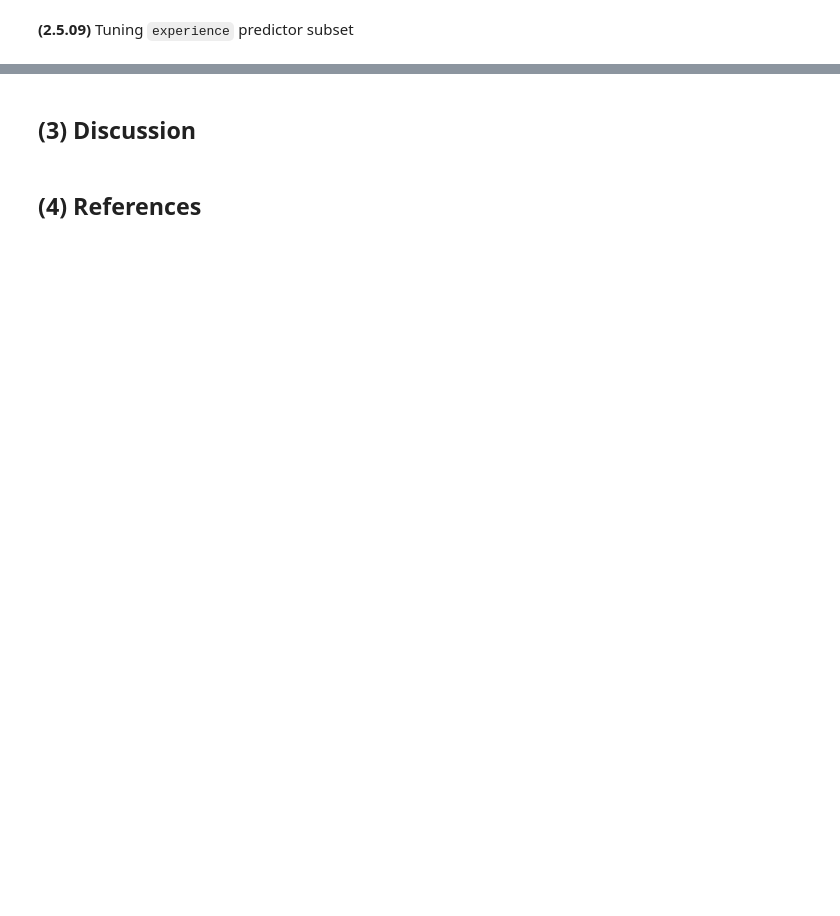
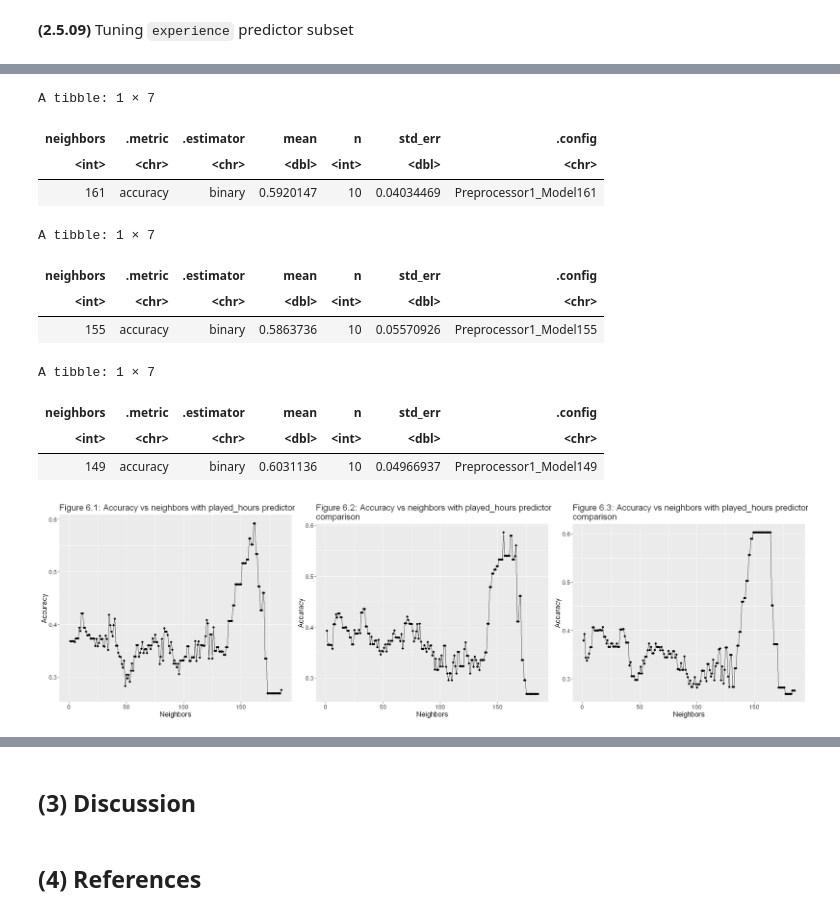
Before and after one commit to mke-l/dsci100-project, a Jupyter notebook: project_group1.ipynb, the cells around one changed output, grey strips where cells are left out. Drawn from its saved outputs; the diff is of its cells as text; code cells hidden in the pictures; blank space fills up the shorter version.

```diff
--- a/project_group1.ipynb
+++ b/project_group1.ipynb
@@ -402,0 +529,54 @@ exp_tuning_plot
+# %%
+hrs_metrics2 <- workflow() |>
+    add_recipe(hrs_recipe) |>
+    add_model(knn_tune) |>
+    tune_grid(resamples = players_vfold2, grid = neighbors) |>
+    collect_metrics() |>
+    filter(.metric == "accuracy") |>
+    arrange(desc(mean))
+
+hrs_tuning_plot2 <- hrs_metrics2 |>
+    ggplot(aes(x = neighbors, y = mean)) +
+    geom_point() +
+    geom_line() +
+    labs(title = "Figure 6.2: Accuracy vs neighbors with played_hours predictor \ncomparison",
+         x = "Neighbors",
+         y = "Accuracy") +
+    theme(text = element_text(size = 14))
+# %%
+hrs_metrics3 <- workflow() |>
+    add_recipe(hrs_recipe) |>
+    add_model(knn_tune) |>
+    tune_grid(resamples = players_vfold3, grid = neighbors) |>
+    collect_metrics() |>
+    filter(.metric == "accuracy") |>
+    arrange(desc(mean))
+
+hrs_tuning_plot3 <- hrs_metrics3 |>
+    ggplot(aes(x = neighbors, y = mean)) +
+    geom_point() +
+    geom_line() +
+    labs(title = "Figure 6.3: Accuracy vs neighbors with played_hours predictor \ncomparison",
+         x = "Neighbors",
+         y = "Accuracy") +
+    theme(text = element_text(size = 14))
+# %%
+options(repr.plot.width = 21, repr.plot.height = 6)
+plot_grid(hrs_tuning_plot, hrs_tuning_plot2, hrs_tuning_plot3, ncol = 3)
+slice(hrs_metrics, 1)
+slice(hrs_metrics2, 1)
+slice(hrs_metrics3, 1)
+# %% [output]
+A tibble: 1 × 7
+| neighbors | .metric | .estimator | mean | n | std_err | .config |
+| <int> | <chr> | <chr> | <dbl> | <int> | <dbl> | <chr> |
+| 161 | accuracy | binary | 0.5920147 | 10 | 0.04034469 | Preprocessor1_Model161 |
+A tibble: 1 × 7
+| neighbors | .metric | .estimator | mean | n | std_err | .config |
+| <int> | <chr> | <chr> | <dbl> | <int> | <dbl> | <chr> |
+| 155 | accuracy | binary | 0.5863736 | 10 | 0.05570926 | Preprocessor1_Model155 |
+A tibble: 1 × 7
+| neighbors | .metric | .estimator | mean | n | std_err | .config |
+| <int> | <chr> | <chr> | <dbl> | <int> | <dbl> | <chr> |
+| 149 | accuracy | binary | 0.6031136 | 10 | 0.04966937 | Preprocessor1_Model149 |
+[figure, added]
```
Also changed, not shown: parts of 56 cells of this notebook.
